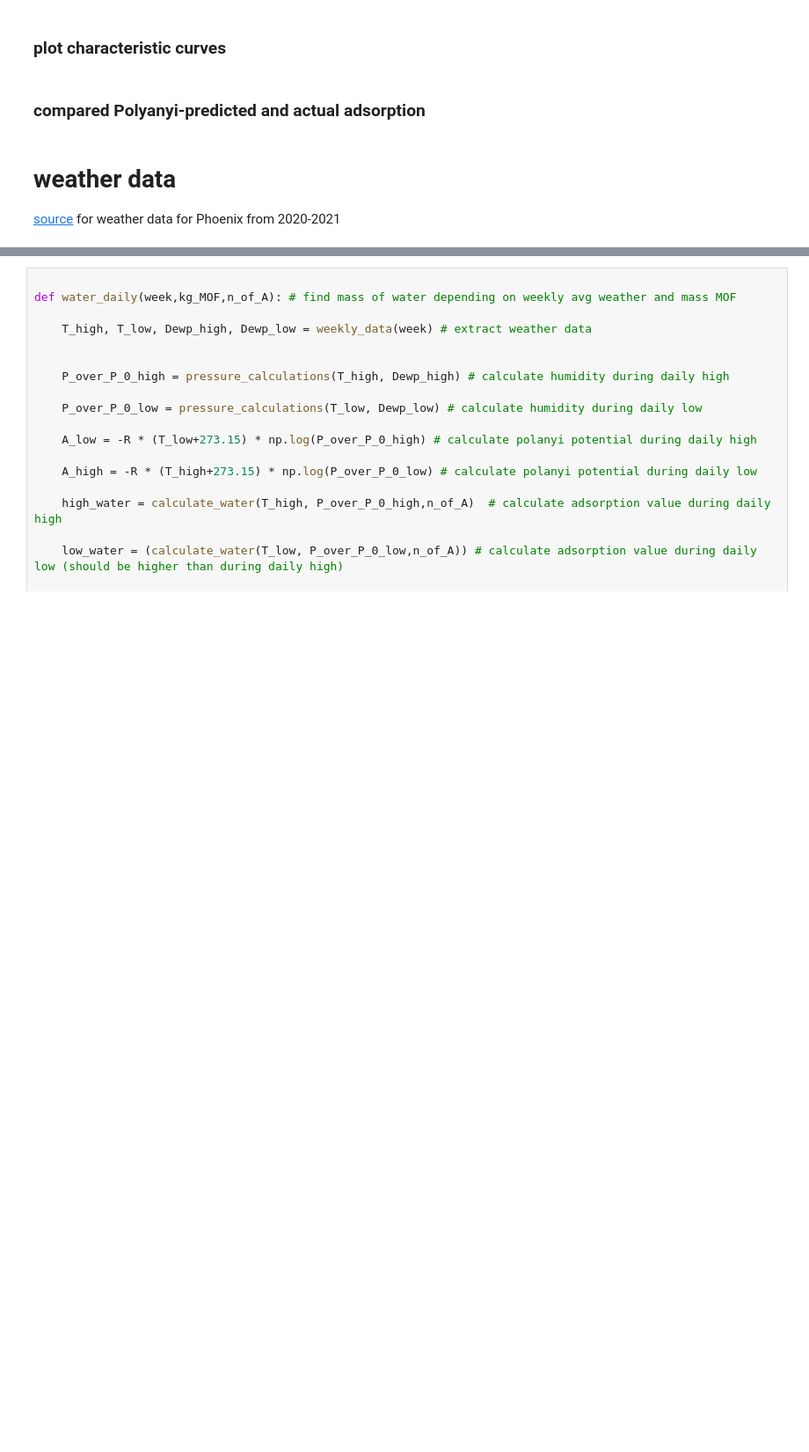
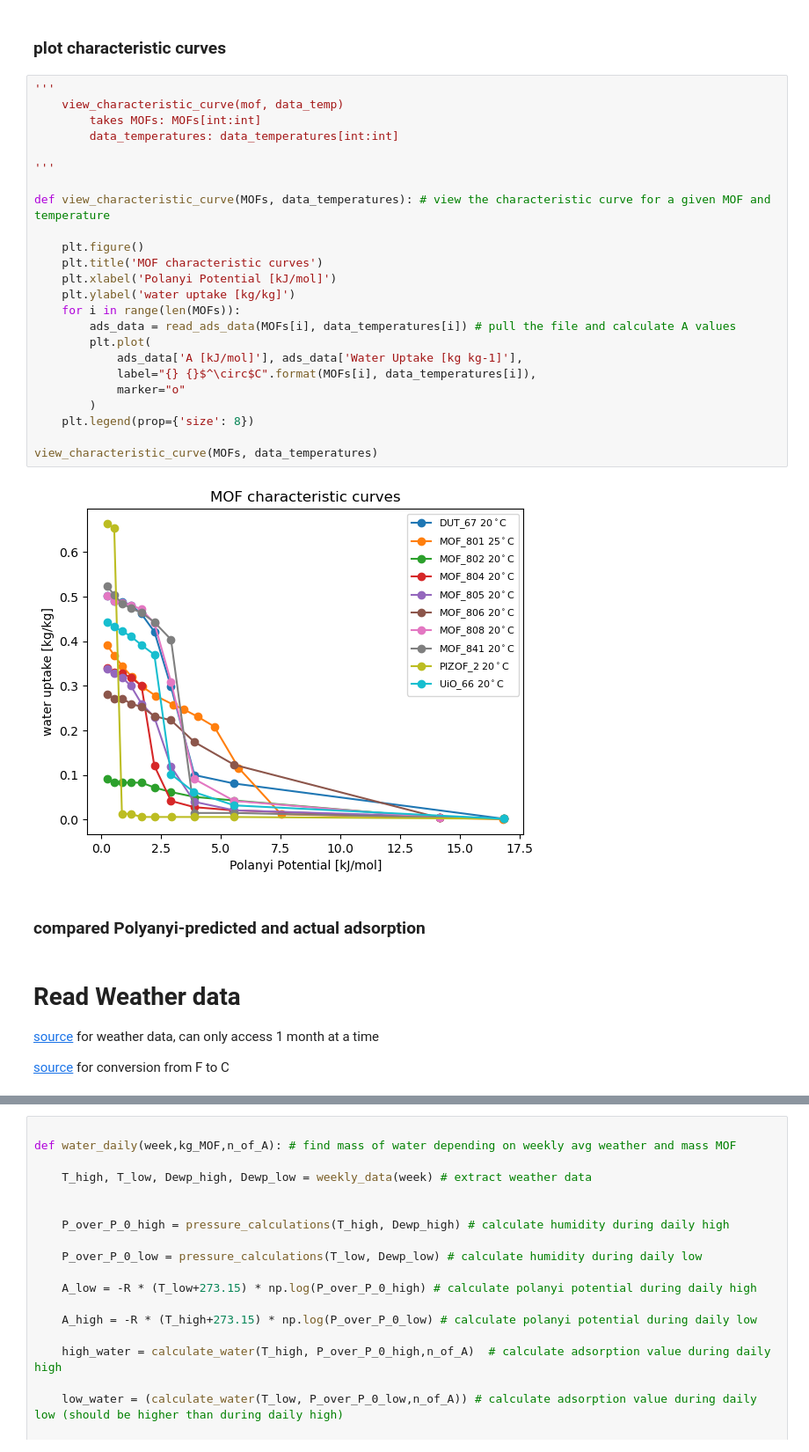
Before and after one commit to SimonEnsemble/water_harvesting, a Jupyter notebook: Polanyi_calculation_general.ipynb, the cells around one changed output, grey strips where cells are left out. Shown at 88% size. Saved outputs shown, nothing was run; the diff lists cells and outputs as text; blank space fills up the shorter version.

```diff
--- a/Polanyi_calculation_general.ipynb
+++ b/Polanyi_calculation_general.ipynb
@@ -137,9 +135,37 @@ viz_ads_isotherm(MOFs[3], data_temperatures[3])
 # %% [markdown]
 ### plot characteristic curves
+# %%
+'''
+    view_characteristic_curve(mof, data_temp)
+        takes MOFs: MOFs[int:int]
+        data_temperatures: data_temperatures[int:int]
+
+'''
+
+def view_characteristic_curve(MOFs, data_temperatures): # view the characteristic curve for a given MOF and temperature
+
+    plt.figure()
+    plt.title('MOF characteristic curves')
+    plt.xlabel('Polanyi Potential [kJ/mol]')
+    plt.ylabel('water uptake [kg/kg]')
+    for i in range(len(MOFs)):
+        ads_data = read_ads_data(MOFs[i], data_temperatures[i]) # pull the file and calculate A values
+        plt.plot(
+            ads_data['A [kJ/mol]'], ads_data['Water Uptake [kg kg-1]'],
+            label="{} {}$^\circ$C".format(MOFs[i], data_temperatures[i]),
+            marker="o"
+        )
+    plt.legend(prop={'size': 8})
+
+view_characteristic_curve(MOFs, data_temperatures)
+# %% [output]
+[figure, added]
 # %% [markdown]
 ### compared Polyanyi-predicted and actual adsorption
 # %% [markdown]
-# weather data
+# Read Weather data
 
-[source](https://weathersight.io/timeseries) for weather data for Phoenix from 2020-2021
+[source](https://www.weather.gov/wrh/timeseries?site=kphx) for weather data, can only access 1 month at a time
+
+[source](https://www.weather.gov/media/epz/wxcalc/tempConvert.pdf) for conversion from F to C
 # %%
```
Also changed, not shown: parts of 19 cells of this notebook.
